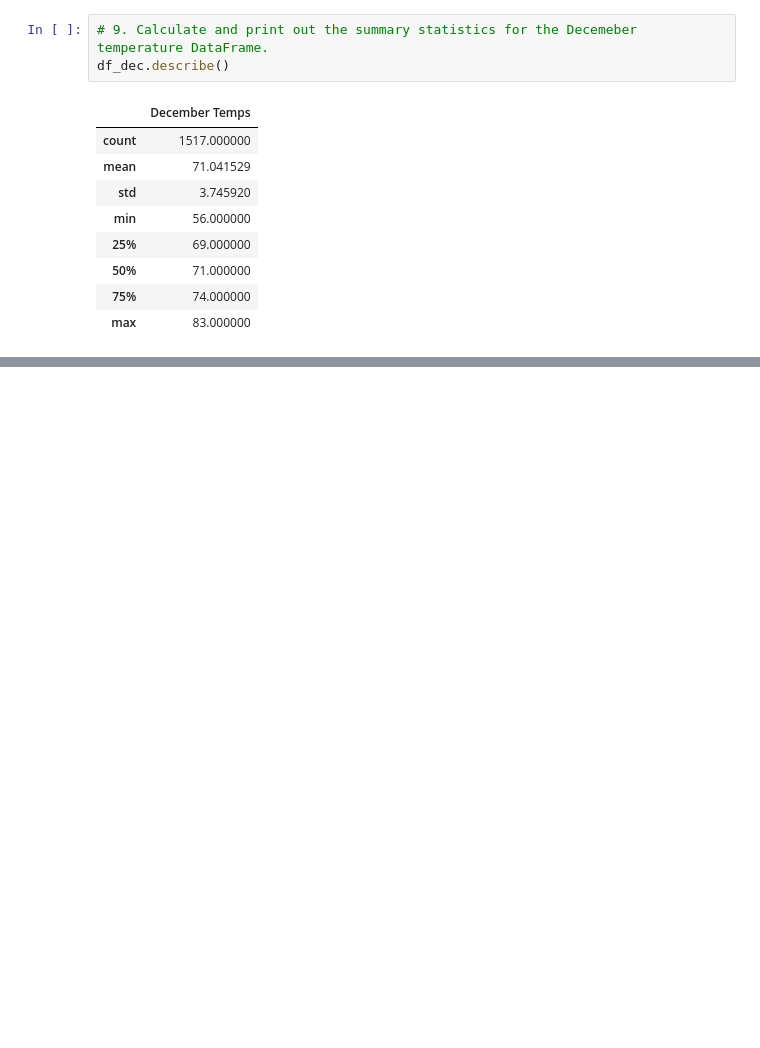
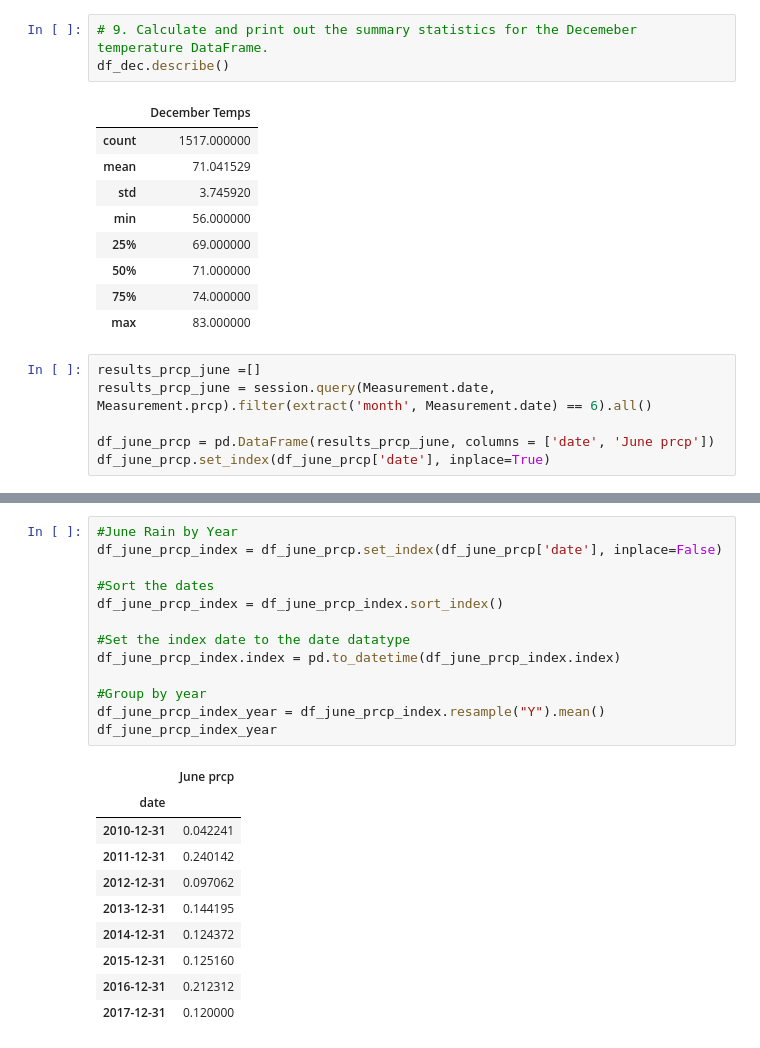
Before and after one commit to NEOlbrysh/surfs_up, a Jupyter notebook: SurfsUp_Challenge.ipynb, the cells around one changed output, grey strips where cells are left out. Drawn from its saved outputs; the diff is of its cells as text; blank space fills up the shorter version.

```diff
--- a/SurfsUp_Challenge.ipynb
+++ b/SurfsUp_Challenge.ipynb
@@ -73,3 +76,9 @@ df_dec.describe()
 | 50% | 71.000000 |
 | 75% | 74.000000 |
 | max | 83.000000 |
+# %%
+results_prcp_june =[]
+results_prcp_june = session.query(Measurement.date, Measurement.prcp).filter(extract('month', Measurement.date) == 6).all()
+
+df_june_prcp = pd.DataFrame(results_prcp_june, columns = ['date', 'June prcp'])
+df_june_prcp.set_index(df_june_prcp['date'], inplace=True)
@@ -75,0 +190,24 @@ df_dec.describe()
+# %%
+#June Rain by Year
+df_june_prcp_index = df_june_prcp.set_index(df_june_prcp['date'], inplace=False)
+
+#Sort the dates
+df_june_prcp_index = df_june_prcp_index.sort_index()
+
+#Set the index date to the date datatype
+df_june_prcp_index.index = pd.to_datetime(df_june_prcp_index.index)
+
+#Group by year
+df_june_prcp_index_year = df_june_prcp_index.resample("Y").mean()
+df_june_prcp_index_year
+# %% [output]
+|  | June prcp |
+| date |  |
+| 2010-12-31 | 0.042241 |
+| 2011-12-31 | 0.240142 |
+| 2012-12-31 | 0.097062 |
+| 2013-12-31 | 0.144195 |
+| 2014-12-31 | 0.124372 |
+| 2015-12-31 | 0.125160 |
+| 2016-12-31 | 0.212312 |
+| 2017-12-31 | 0.120000 |
```
Also changed, not shown: parts of 11 cells of this notebook.
